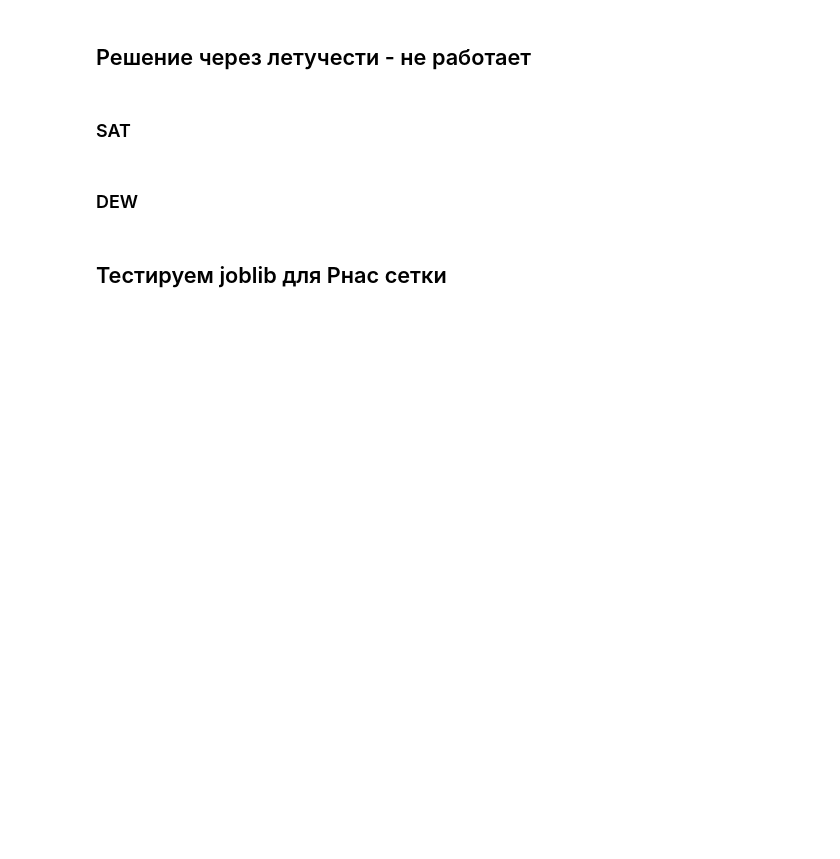
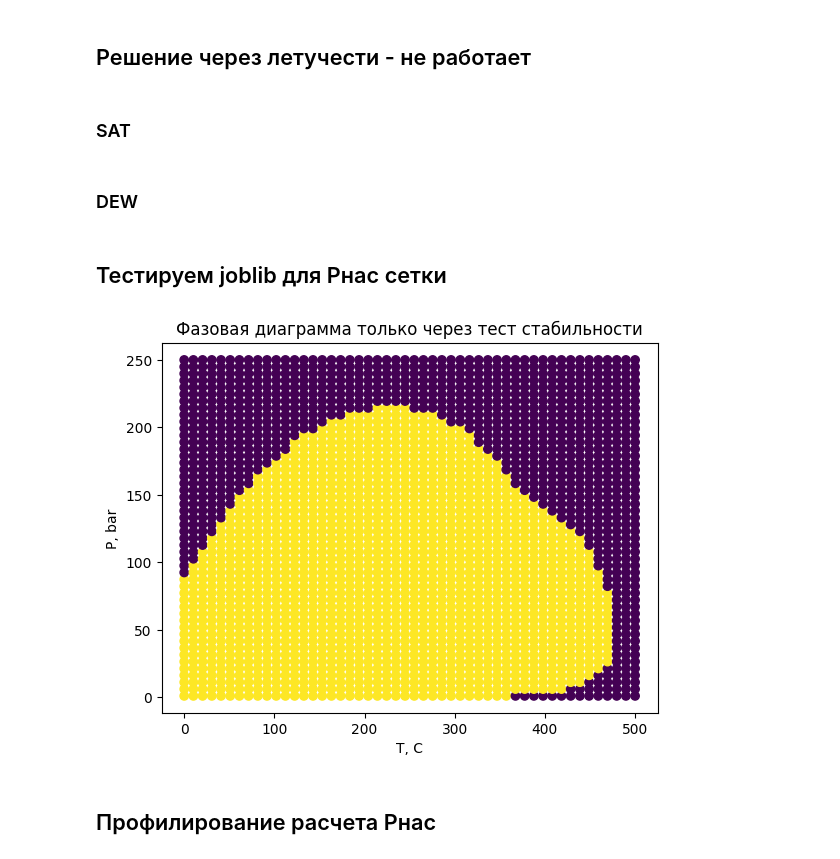
Before and after one commit to SidorenkoDD/PVTcalc, a Jupyter notebook: test_notebook.ipynb, the cells around one changed output. Saved outputs shown, nothing was run; the diff lists cells and outputs as text; code cells hidden in the pictures; blank space fills up the shorter version.

Commit message:
готов расчет фазовой через параллельный расчет теста стабильности

```diff
--- a/test_notebook.ipynb
+++ b/test_notebook.ipynb
@@ -10,7 +10,7 @@ composition_db = Composition.from_db(r'/Users/daniilsidorenko/Desktop/pvt_module
 # %%
 comp_KRSNL = composition_db.KRSNL_1
 # %%
-xl_loader = CompositionExcelLoader(r'/Users/daniilsidorenko/Desktop/PVT_TSU/diss/prrzlm_mdt.xlsx')
+xl_loader = CompositionExcelLoader(r'/Users/daniilsidorenko/Desktop/PVT_TSU/diss/krsnln.xlsx')
 comp_dict = xl_loader.load(header=True, sheet = 'to_model')
 # %%
 composition = Composition(comp_dict, eos_name= EOSType.PREOS)
@@ -132,10 +132,10 @@ flash_data = phase_equil.find_solve_loop()
 # %%
 flash_data
 # %%
-T_min = 310
-T_max = 340
-p_min = 260
-p_max = 275
+T_min = 50
+T_max = 500
+p_min = 1
+p_max = 300
 import numpy as np
 import matplotlib.pyplot as plt
 
@@ -148,7 +148,7 @@ p_maxBar = float(p_max)
 p_arr = np.linspace(p_minBar, p_maxBar, 30)
 T_arr = np.linspace(T_minK, T_maxK, 30)
 
-#composition = composition.new_composition(composition.composition, deep_copy=True)
+composition = composition.new_composition(composition.composition, deep_copy=True)
 
 result_p_arr = []
 result_T_arr = []
@@ -156,6 +156,7 @@ result_c_arr = []
 
 for p in p_arr:
     for T in T_arr:
+        print(p,T)
         composition.T = T
         stab_test_obj = TwoPhaseStabilityTest(composition=composition, p=p, t=T)
         stab_test_obj.calculate_phase_stability()
@@ -824,0 +809,10 @@ grid_res
+# %%
+phase_env_stab_test = PhaseEnvelopeFromStability(composition, max_pressure=250, max_temperature=500, pressure_points=50, temperature_points=50)
+# %%
+phase_env_stab_test.run_parallel()
+# %%
+phase_env_stab_test.plot()
+# %% [output]
+[figure, added]
+# %% [markdown]
+## Профилирование расчета Рнас
```
Also changed, not shown: parts of 5 cells of this notebook, 3 other files.
